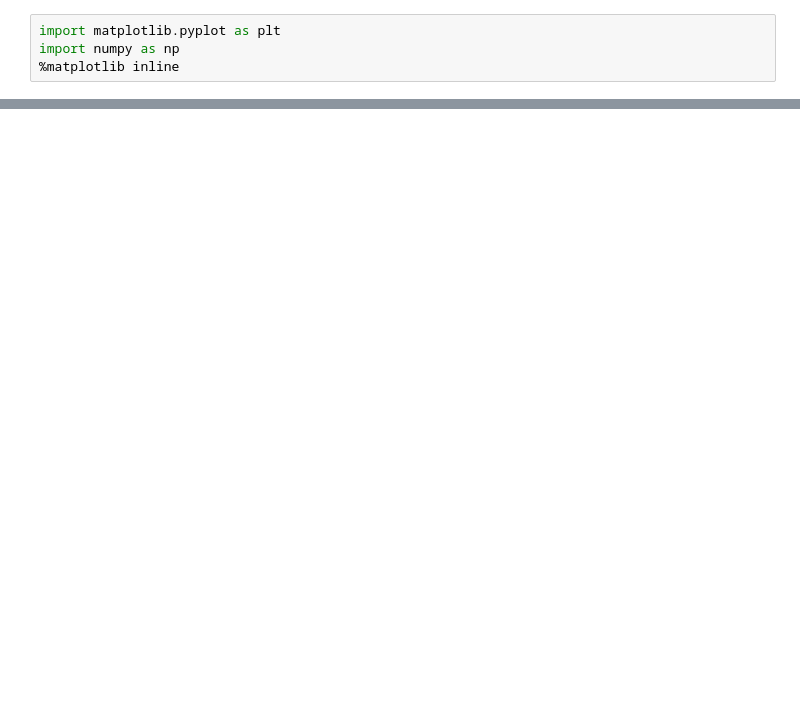
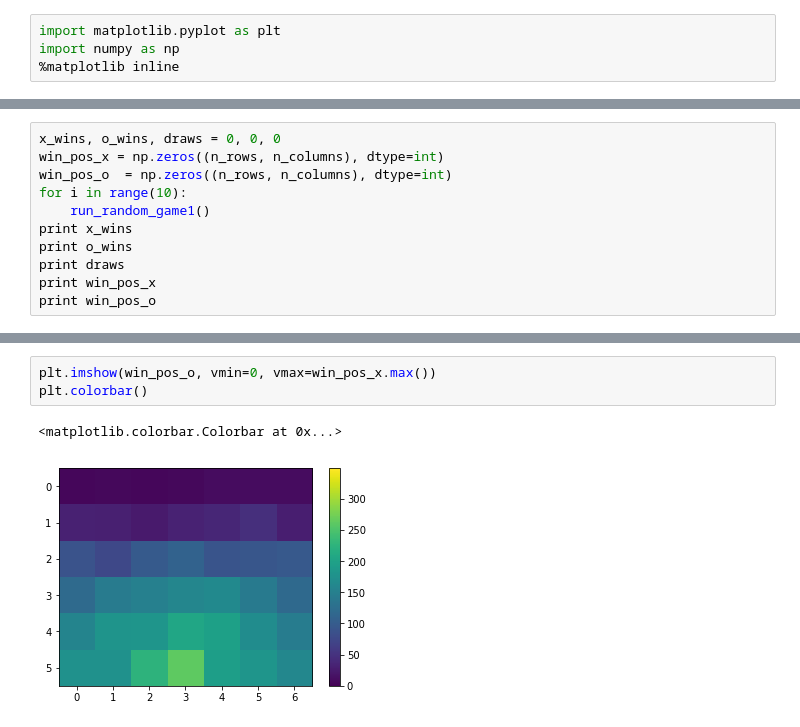
Before and after one commit to Vanik888/Game-AI, a Jupyter notebook: project_1/task1.3/Connect statistic.ipynb, the cells around one changed output, grey strips where cells are left out. Drawn from its saved outputs; the diff is of its cells as text; blank space fills up the shorter version.

```diff
--- a/project_1/task1.3/Connect statistic.ipynb
+++ b/project_1/task1.3/Connect statistic.ipynb
@@ -229,0 +108,11 @@ plt.show()
+# %%
+x_wins, o_wins, draws = 0, 0, 0
+win_pos_x = np.zeros((n_rows, n_columns), dtype=int)
+win_pos_o  = np.zeros((n_rows, n_columns), dtype=int)
+for i in range(10):
+    run_random_game1()
+print x_wins
+print o_wins
+print draws
+print win_pos_x
+print win_pos_o
@@ -229,0 +146,6 @@ plt.show()
+# %%
+plt.imshow(win_pos_o, vmin=0, vmax=win_pos_x.max())
+plt.colorbar()
+# %% [output]
+<matplotlib.colorbar.Colorbar at 0x...>
+[figure, added]
```
Also changed, not shown: parts of 12 cells of this notebook.
